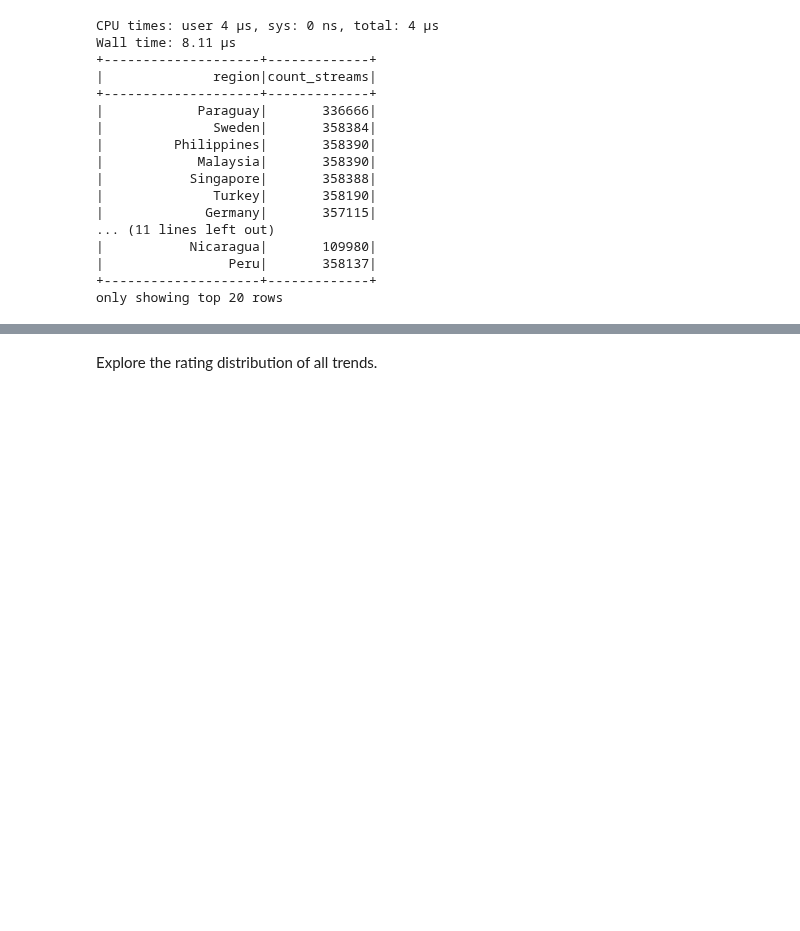
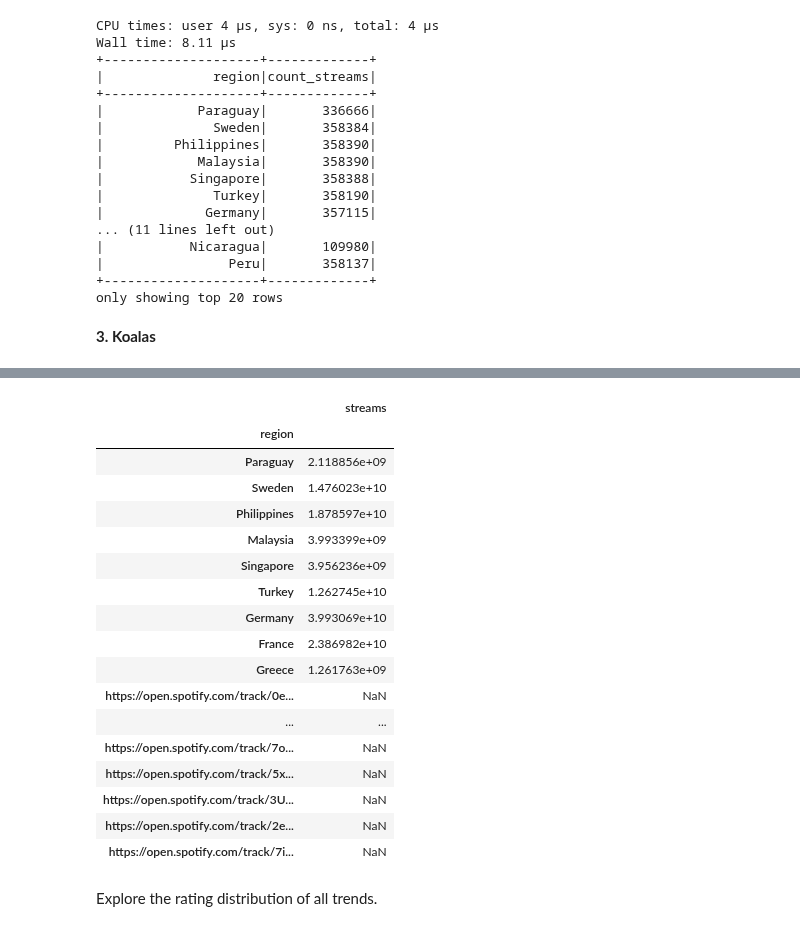
Before and after one commit to drshahizan/Python-big-data, a Jupyter notebook: Project/SamVerse/Spotify.ipynb, the cells around one changed output, grey strips where cells are left out. Drawn from its saved outputs; the diff is of its cells as text; code cells hidden in the pictures; blank space fills up the shorter version.

Commit message:
Update EDA method 2 (Koalas)

```diff
--- a/Project/SamVerse/Spotify.ipynb
+++ b/Project/SamVerse/Spotify.ipynb
@@ -353,3 +355,9 @@ Wall time: 8.11 µs
 |                Peru|       358137|
 +--------------------+-------------+
 only showing top 20 rows
+# %% [markdown]
+**3. Koalas**
+# %%
+%%time
+df_ks.groupby("region").agg({"streams": "sum"})
+# %% [output]
@@ -355,0 +366,18 @@ only showing top 20 rows
+|  | streams |
+| region |  |
+| Paraguay | 2.118856e+09 |
+| Sweden | 1.476023e+10 |
+| Philippines | 1.878597e+10 |
+| Malaysia | 3.993399e+09 |
+| Singapore | 3.956236e+09 |
+| Turkey | 1.262745e+10 |
+| Germany | 3.993069e+10 |
+| France | 2.386982e+10 |
+| Greece | 1.261763e+09 |
+| https://open.spotify.com/track/0e... | NaN |
+| ... | ... |
+| https://open.spotify.com/track/7o... | NaN |
+| https://open.spotify.com/track/5x... | NaN |
+| https://open.spotify.com/track/3U... | NaN |
+| https://open.spotify.com/track/2e... | NaN |
+| https://open.spotify.com/track/7i... | NaN |
```
Also changed, not shown: parts of 3 cells of this notebook.
